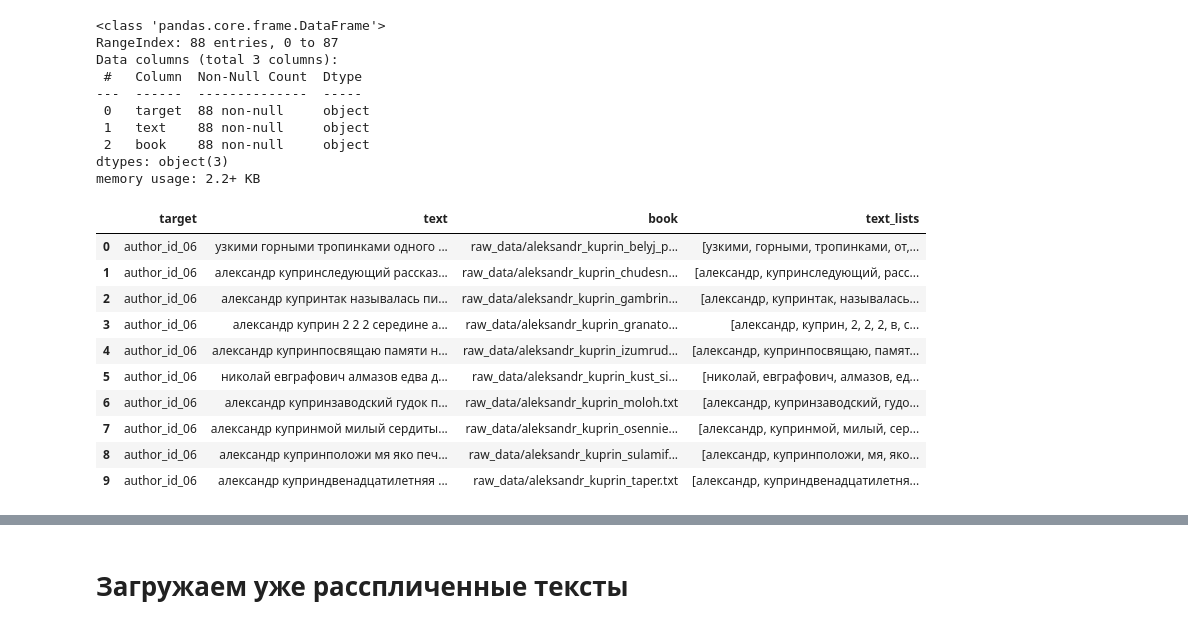
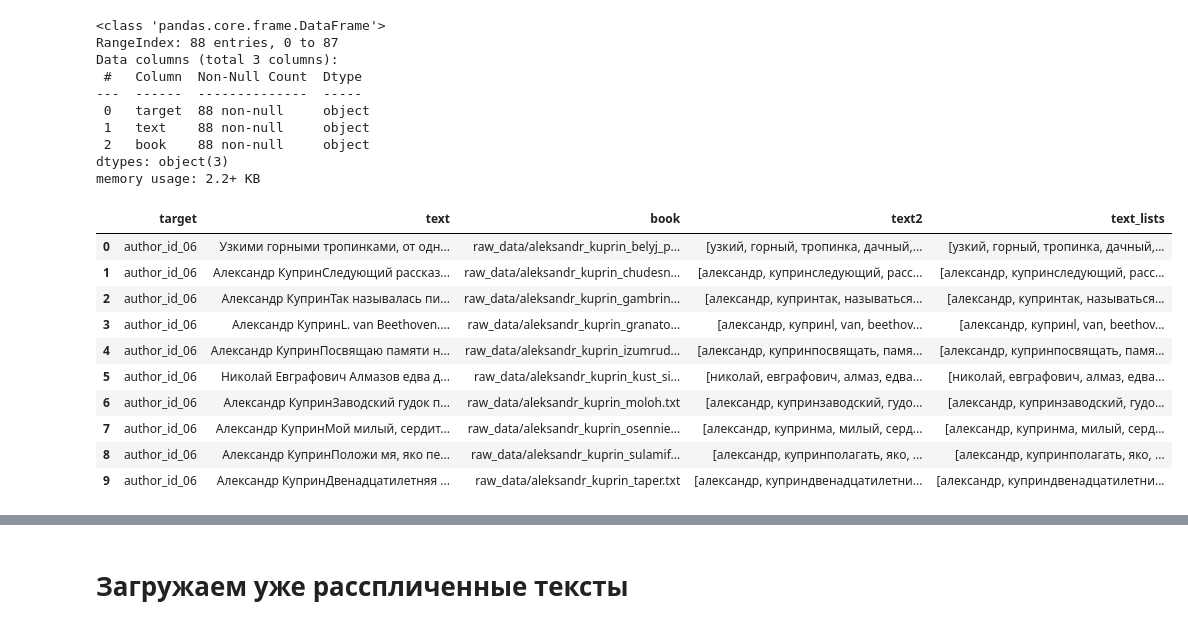
Before and after one commit to kirill-rubashevskiy/mlds23-authorship-identification, a Jupyter notebook: EDA/EDA_DM.ipynb, the cells around one changed output, grey strips where cells are left out. Saved outputs shown, nothing was run; the diff lists cells and outputs as text; code cells hidden in the pictures.

```diff
--- a/EDA/EDA_DM.ipynb
+++ b/EDA/EDA_DM.ipynb
@@ -193,15 +204,17 @@ def clean(review):
+# %%
+#используем самую "суровую предобработку" с лемматизацией
+df['text_lists'] = df['text'].apply(preprocess_text1)
 # %%
-df['text'] = df['text'].apply(clean)
 df.head(10)
 # %% [output]
-|  | target | text | book | text_lists |
-| 0 | author_id_06 | узкими горными тропинками одного ... | raw_data/aleksandr_kuprin_belyj_p... | [узкими, горными, тропинками, от,... |
-| 1 | author_id_06 | александр купринследующий рассказ... | raw_data/aleksandr_kuprin_chudesn... | [александр, купринследующий, расс... |
-| 2 | author_id_06 | александр купринтак называлась пи... | raw_data/aleksandr_kuprin_gambrin... | [александр, купринтак, называлась... |
-| 3 | author_id_06 | александр куприн 2 2 2 середине а... | raw_data/aleksandr_kuprin_granato... | [александр, куприн, 2, 2, 2, в, с... |
-| 4 | author_id_06 | александр купринпосвящаю памяти н... | raw_data/aleksandr_kuprin_izumrud... | [александр, купринпосвящаю, памят... |
-| 5 | author_id_06 | николай евграфович алмазов едва д... | raw_data/aleksandr_kuprin_kust_si... | [николай, евграфович, алмазов, ед... |
-| 6 | author_id_06 | александр купринзаводский гудок п... | raw_data/aleksandr_kuprin_moloh.txt | [александр, купринзаводский, гудо... |
-| 7 | author_id_06 | александр купринмой милый сердиты... | raw_data/aleksandr_kuprin_osennie... | [александр, купринмой, милый, сер... |
-| 8 | author_id_06 | александр купринположи мя яко печ... | raw_data/aleksandr_kuprin_sulamif... | [александр, купринположи, мя, яко... |
-| 9 | author_id_06 | александр куприндвенадцатилетняя ... | raw_data/aleksandr_kuprin_taper.txt | [александр, куприндвенадцатилетня... |
+|  | target | text | book | text2 | text_lists |
+| 0 | author_id_06 | Узкими горными тропинками, от одн... | raw_data/aleksandr_kuprin_belyj_p... | [узкий, горный, тропинка, дачный,... | [узкий, горный, тропинка, дачный,... |
+| 1 | author_id_06 | Александр КупринСледующий рассказ... | raw_data/aleksandr_kuprin_chudesn... | [александр, купринследующий, расс... | [александр, купринследующий, расс... |
+| 2 | author_id_06 | Александр КупринТак называлась пи... | raw_data/aleksandr_kuprin_gambrin... | [александр, купринтак, называться... | [александр, купринтак, называться... |
+| 3 | author_id_06 | Александр КупринL. van Beethoven.... | raw_data/aleksandr_kuprin_granato... | [александр, купринl, van, beethov... | [александр, купринl, van, beethov... |
+| 4 | author_id_06 | Александр КупринПосвящаю памяти н... | raw_data/aleksandr_kuprin_izumrud... | [александр, купринпосвящать, памя... | [александр, купринпосвящать, памя... |
+| 5 | author_id_06 | Николай Евграфович Алмазов едва д... | raw_data/aleksandr_kuprin_kust_si... | [николай, евграфович, алмаз, едва... | [николай, евграфович, алмаз, едва... |
+| 6 | author_id_06 | Александр КупринЗаводский гудок п... | raw_data/aleksandr_kuprin_moloh.txt | [александр, купринзаводский, гудо... | [александр, купринзаводский, гудо... |
+| 7 | author_id_06 | Александр КупринМой милый, сердит... | raw_data/aleksandr_kuprin_osennie... | [александр, купринма, милый, серд... | [александр, купринма, милый, серд... |
+| 8 | author_id_06 | Александр КупринПоложи мя, яко пе... | raw_data/aleksandr_kuprin_sulamif... | [александр, купринполагать, яко, ... | [александр, купринполагать, яко, ... |
+| 9 | author_id_06 | Александр КупринДвенадцатилетняя ... | raw_data/aleksandr_kuprin_taper.txt | [александр, куприндвенадцатилетни... | [александр, куприндвенадцатилетни... |
```
Also changed, not shown: parts of 21 cells of this notebook, 3 other files.
